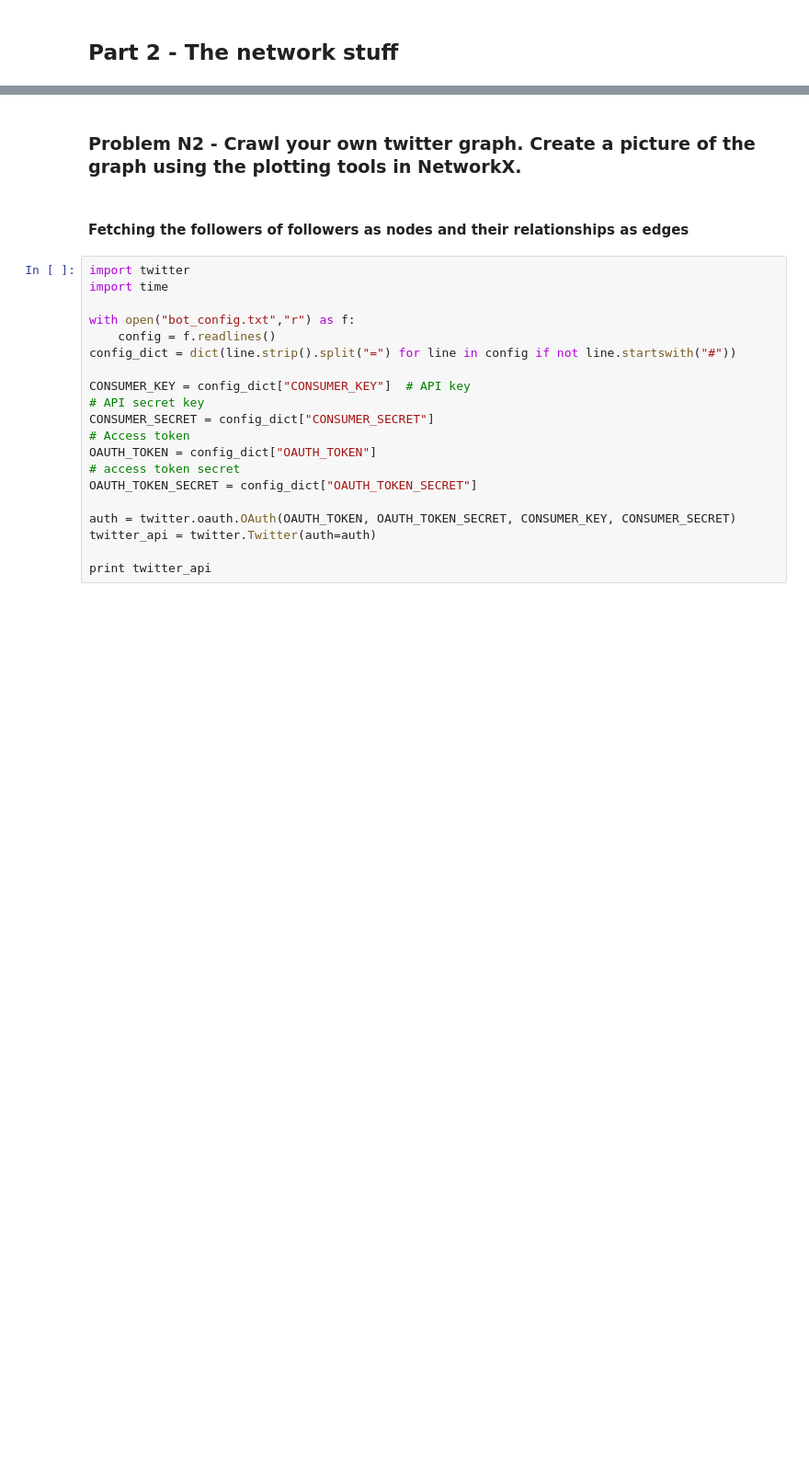
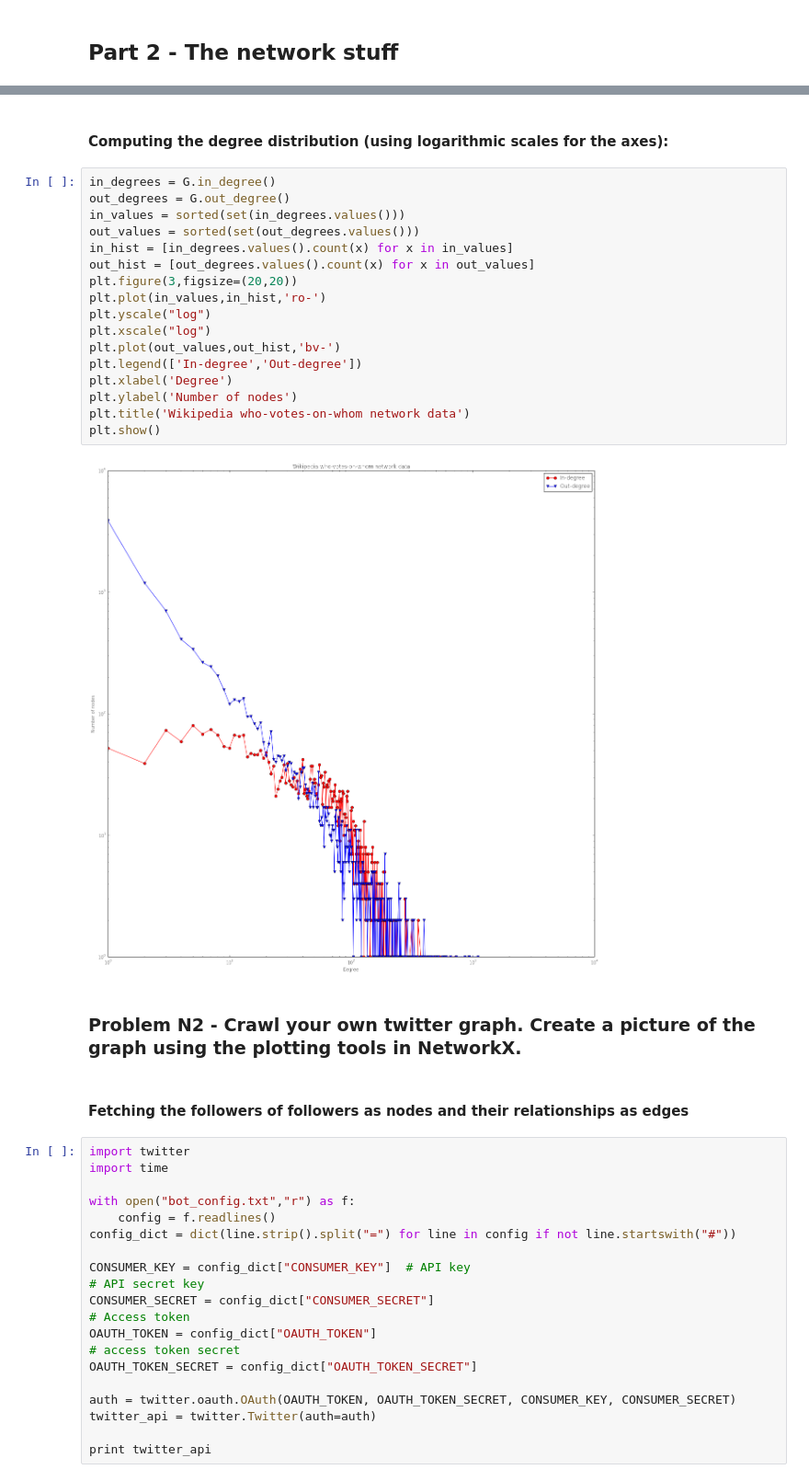
Before and after one commit to syre/social-graphs-and-interactions, a Jupyter notebook: Assignment-2/Assignment 2.ipynb, the cells around one changed output, grey strips where cells are left out. Shown at 92% size. Drawn from its saved outputs; the diff is of its cells as text; blank space fills up the shorter version.

```diff
--- a/Assignment-2/Assignment 2.ipynb
+++ b/Assignment-2/Assignment 2.ipynb
@@ -19,3 +81,24 @@ Skriv her!!! :D
+# %% [markdown]
+#### Computing the degree distribution (using logarithmic scales for the axes):
+# %%
+in_degrees = G.in_degree()
+out_degrees = G.out_degree()
+in_values = sorted(set(in_degrees.values()))
+out_values = sorted(set(out_degrees.values()))
+in_hist = [in_degrees.values().count(x) for x in in_values]
+out_hist = [out_degrees.values().count(x) for x in out_values]
+plt.figure(3,figsize=(20,20))
+plt.plot(in_values,in_hist,'ro-')
+plt.yscale("log")
+plt.xscale("log")
+plt.plot(out_values,out_hist,'bv-')
+plt.legend(['In-degree','Out-degree'])
+plt.xlabel('Degree')
+plt.ylabel('Number of nodes')
+plt.title('Wikipedia who-votes-on-whom network data')
+plt.show()
+# %% [output]
+[figure, added]
 # %% [markdown]
 ### Problem N2 - Crawl your own twitter graph. Create a picture of the graph using the plotting tools in NetworkX.
 # %% [markdown]
```
Also changed, not shown: parts of 11 cells of this notebook, 1 other file.
